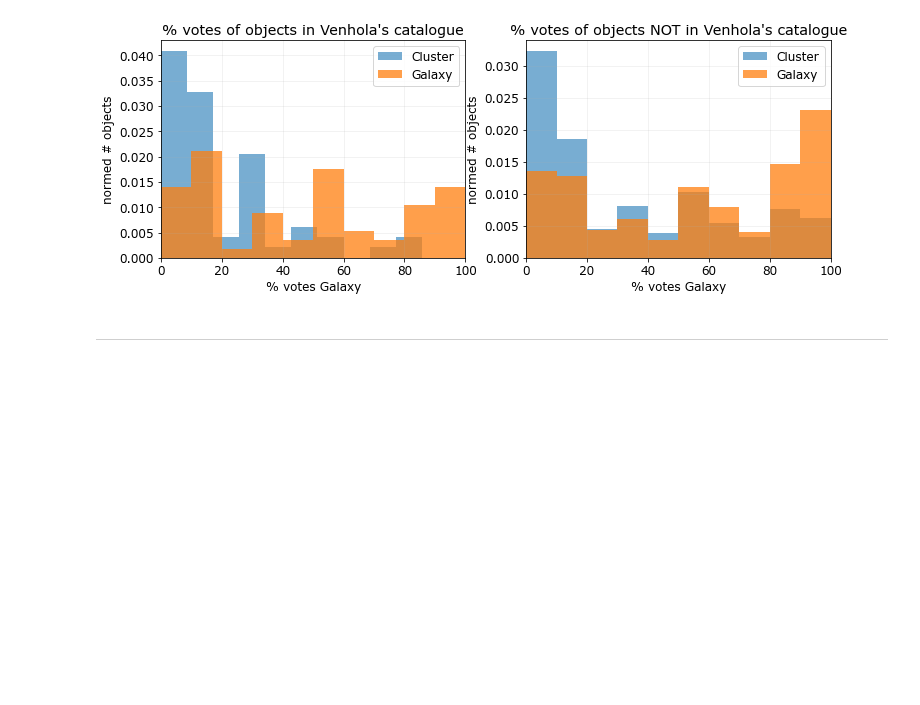
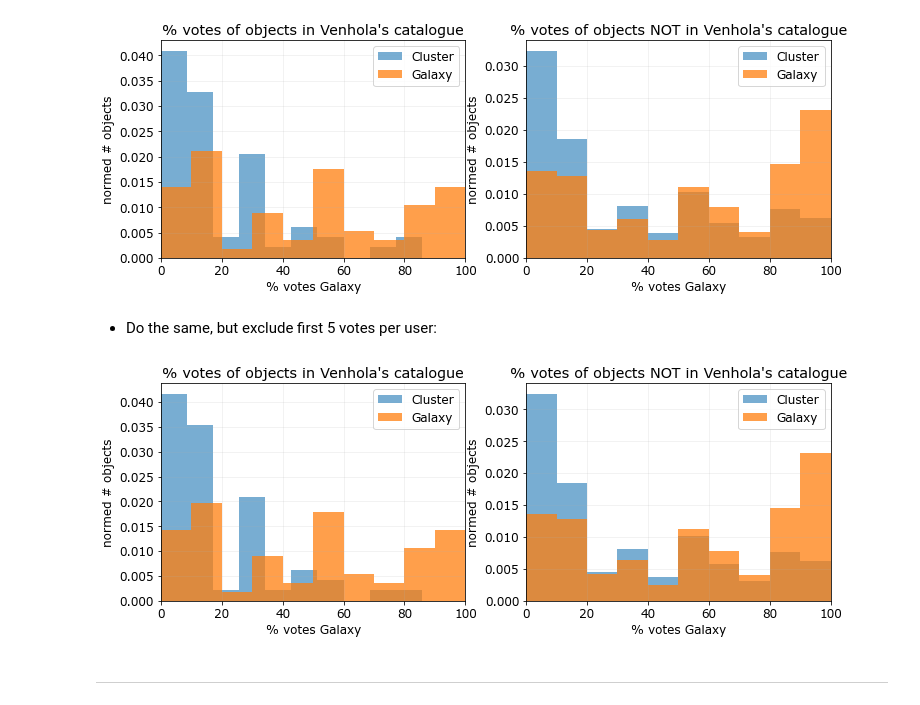
Before and after one commit to Seerden/SpaceFluff, a Jupyter notebook: analysis/classify workflow/sf_classify.ipynb, the cells around one changed output. Cells and saved outputs as stored; diff of their text form; code cells hidden in the pictures; blank space fills up the shorter version.

```diff
--- a/analysis/classify workflow/sf_classify.ipynb
+++ b/analysis/classify workflow/sf_classify.ipynb
@@ -450,5 +465,18 @@ classification_count = np.array([len(classifications) for (object, classificatio
 # %% [output]
 [figure]
+# %% [markdown]
+- Do the same, but exclude first 5 votes per user:
+# %%
+df_props2 = make_df_tasks_with_props(df_threshold_excluded_first, candidate_names_classify, object_info)
+
+in_catalogue = filterby_in_catalogue(df_props2, catalogue, True)
+not_in_catalogue = filterby_in_catalogue(df_props2, catalogue, False)
+
+dfs = [in_catalogue, not_in_catalogue]
+titles = ["% votes of objects in Venhola's catalogue", "% votes of objects NOT in Venhola's catalogue"]
+make_single_plot_galaxy_cluster(dfs, titles)
+# %% [output]
+[figure, added]
 # %% [markdown]
 ---
 # %%
```
Also changed, not shown: parts of 5 cells of this notebook, 3 other files.
